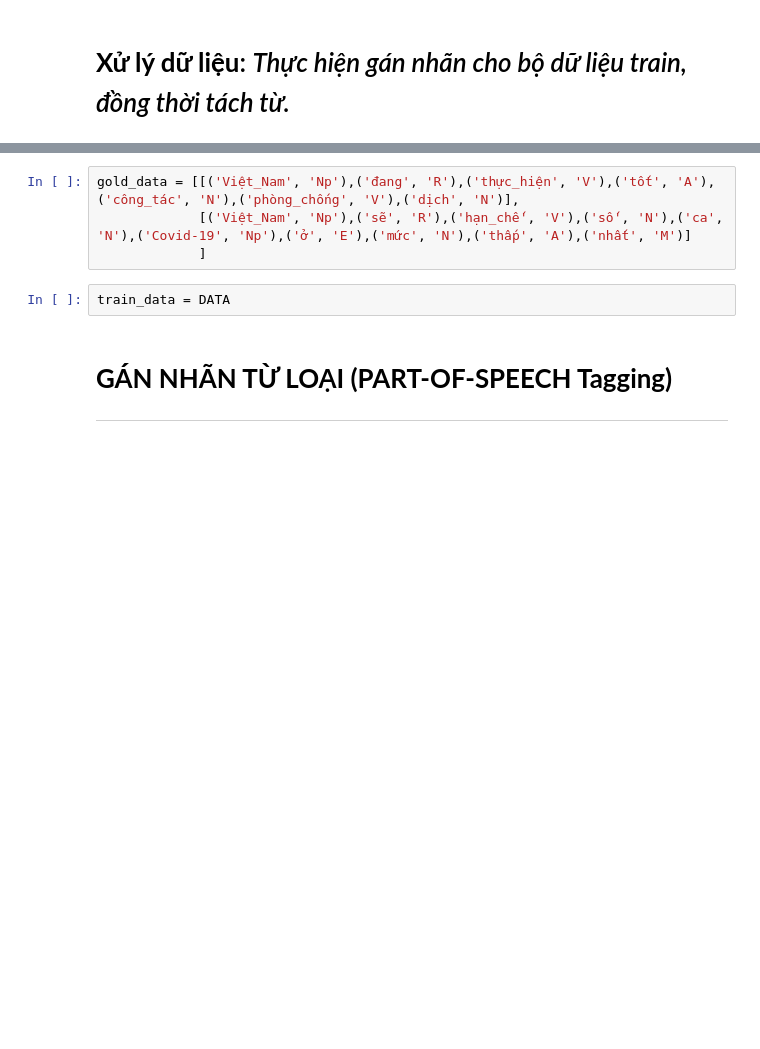
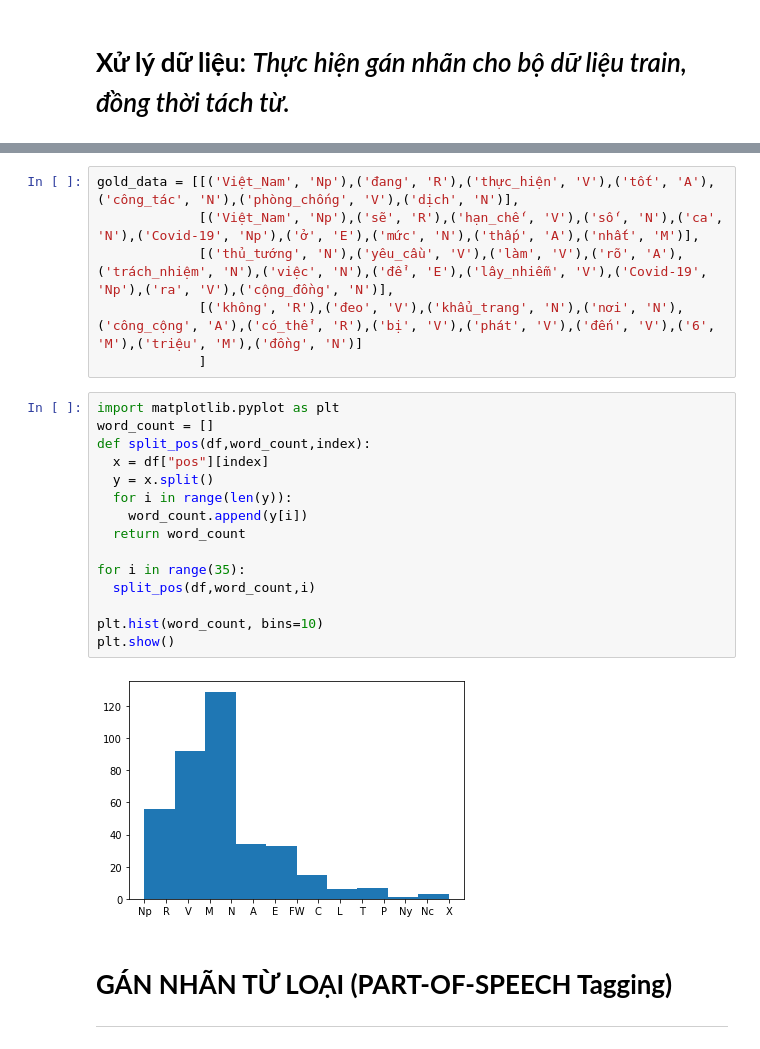
Before and after one commit to icebearian/CS221-Natural-Language-Processing, a Jupyter notebook: PosTaggingCapstoneProject.ipynb, the cells around one changed output, grey strips where cells are left out. Cells and saved outputs as stored; diff of their text form; blank space fills up the shorter version.

```diff
--- a/PosTaggingCapstoneProject.ipynb
+++ b/PosTaggingCapstoneProject.ipynb
@@ -82,9 +64,26 @@ plt.imshow(mpimg.imread('image.png'))
 # %%
 gold_data = [[('Việt_Nam', 'Np'),('đang', 'R'),('thực_hiện', 'V'),('tốt', 'A'),('công_tác', 'N'),('phòng_chống', 'V'),('dịch', 'N')],
-             [('Việt_Nam', 'Np'),('sẽ', 'R'),('hạn_chế', 'V'),('số', 'N'),('ca', 'N'),('Covid-19', 'Np'),('ở', 'E'),('mức', 'N'),('thấp', 'A'),('nhất', 'M')]
+             [('Việt_Nam', 'Np'),('sẽ', 'R'),('hạn_chế', 'V'),('số', 'N'),('ca', 'N'),('Covid-19', 'Np'),('ở', 'E'),('mức', 'N'),('thấp', 'A'),('nhất', 'M')],
+             [('thủ_tướng', 'N'),('yêu_cầu', 'V'),('làm', 'V'),('rõ', 'A'),('trách_nhiệm', 'N'),('việc', 'N'),('để', 'E'),('lây_nhiễm', 'V'),('Covid-19', 'Np'),('ra', 'V'),('cộng_đồng', 'N')],
+             [('không', 'R'),('đeo', 'V'),('khẩu_trang', 'N'),('nơi', 'N'),('công_cộng', 'A'),('có_thể', 'R'),('bị', 'V'),('phát', 'V'),('đến', 'V'),('6', 'M'),('triệu', 'M'),('đồng', 'N')]
              ]
-# %%
-train_data = DATA
+# %%
+import matplotlib.pyplot as plt
+word_count = []
+def split_pos(df,word_count,index):
+  x = df["pos"][index]
+  y = x.split()
+  for i in range(len(y)):
+    word_count.append(y[i])
+  return word_count
+
+for i in range(35):
+  split_pos(df,word_count,i)
+
+plt.hist(word_count, bins=10)
+plt.show()
+# %% [output]
+[figure, added]
 # %% [markdown]
 # **GÁN NHÃN TỪ LOẠI (PART-OF-SPEECH Tagging)**
 ---
```
Also changed, not shown: parts of 3 cells of this notebook.
